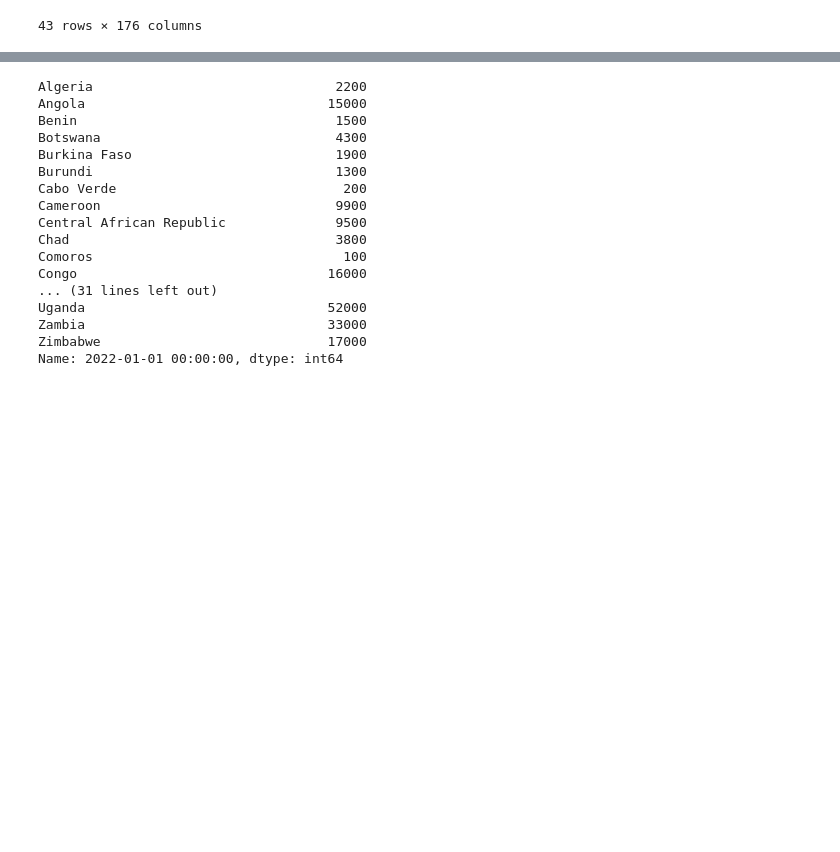
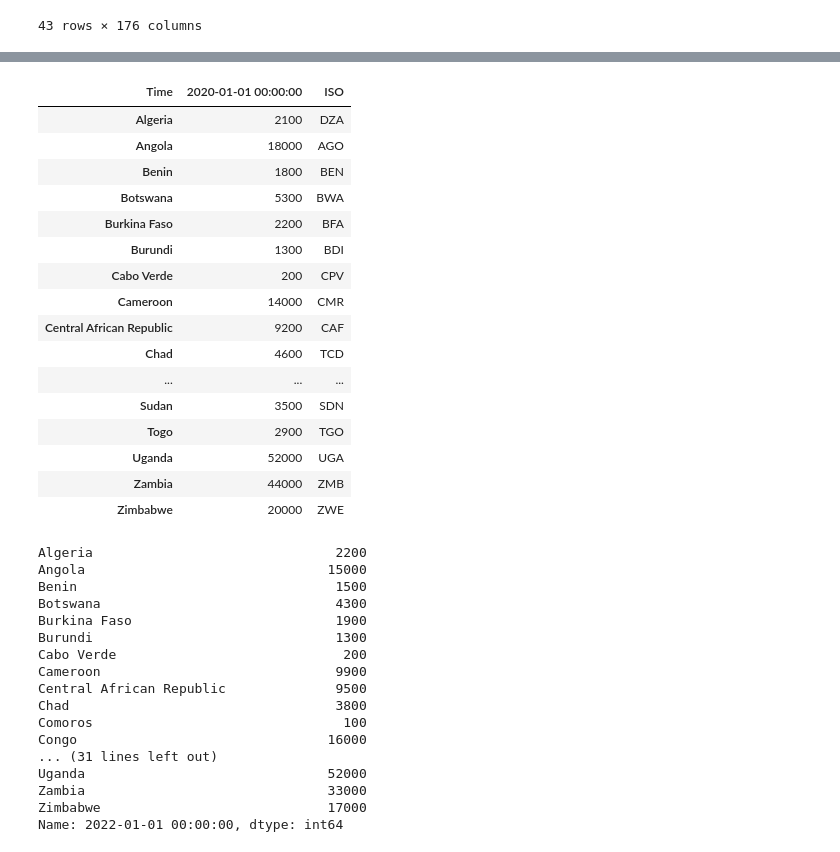
Before and after one commit to KTerhuja-2/HIV_cases, a Jupyter notebook: exponential_smoothing.ipynb, the cells around one changed output, grey strips where cells are left out. Drawn from its saved outputs; the diff is of its cells as text; code cells hidden in the pictures; blank space fills up the shorter version.

```diff
--- a/exponential_smoothing.ipynb
+++ b/exponential_smoothing.ipynb
@@ -142,3 +123,27 @@ df1 = df_forecasted.transpose()
+# %%
+a = df_forecasted.transpose()[[str(pd.to_datetime(str(2020)))]]
+# %%
+a["ISO"] = utils.country_iso_alpha3
+# %%
+a
+# %% [output]
+| Time | 2020-01-01 00:00:00 | ISO |
+| Algeria | 2100 | DZA |
+| Angola | 18000 | AGO |
+| Benin | 1800 | BEN |
+| Botswana | 5300 | BWA |
+| Burkina Faso | 2200 | BFA |
+| Burundi | 1300 | BDI |
+| Cabo Verde | 200 | CPV |
+| Cameroon | 14000 | CMR |
+| Central African Republic | 9200 | CAF |
+| Chad | 4600 | TCD |
+| ... | ... | ... |
+| Sudan | 3500 | SDN |
+| Togo | 2900 | TGO |
+| Uganda | 52000 | UGA |
+| Zambia | 44000 | ZMB |
+| Zimbabwe | 20000 | ZWE |
 # %%
 a = str(pd.to_datetime("2022"))
 # %%
```
Also changed, not shown: parts of 3 cells of this notebook.
